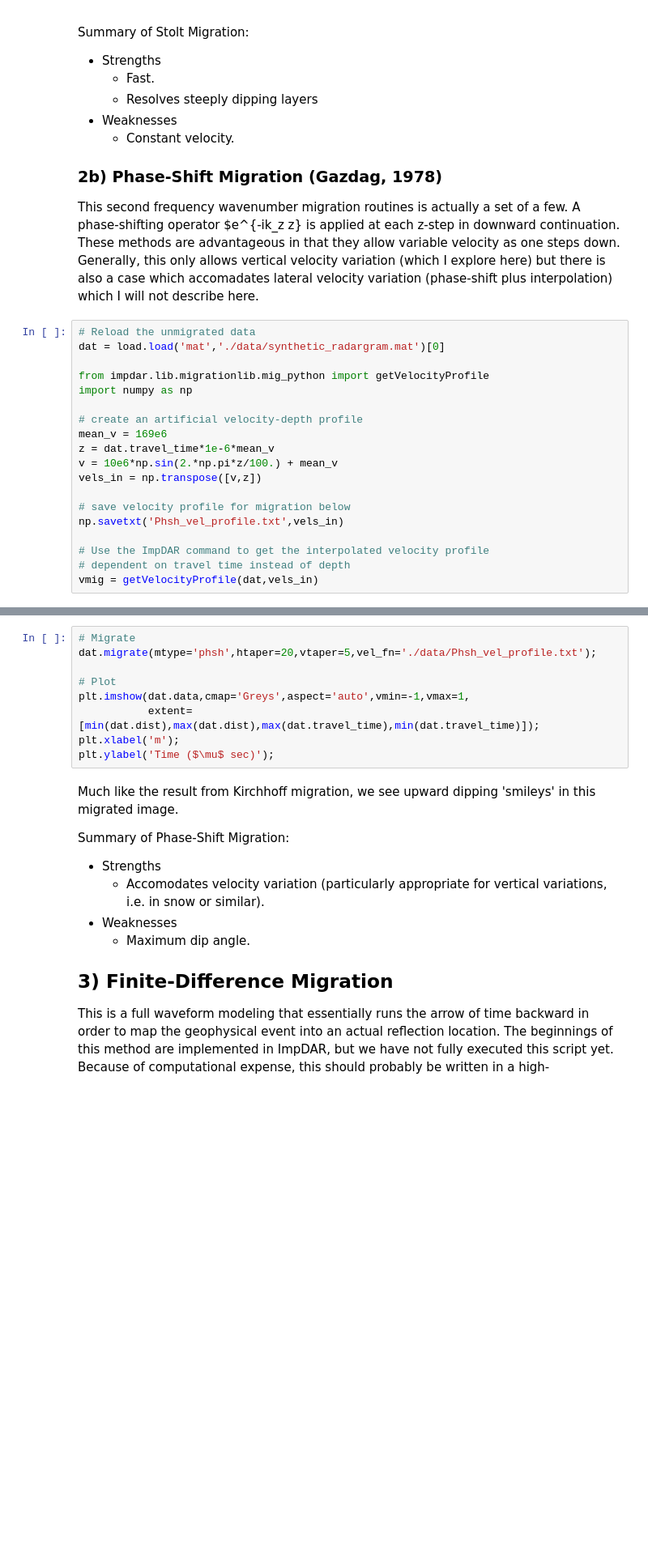
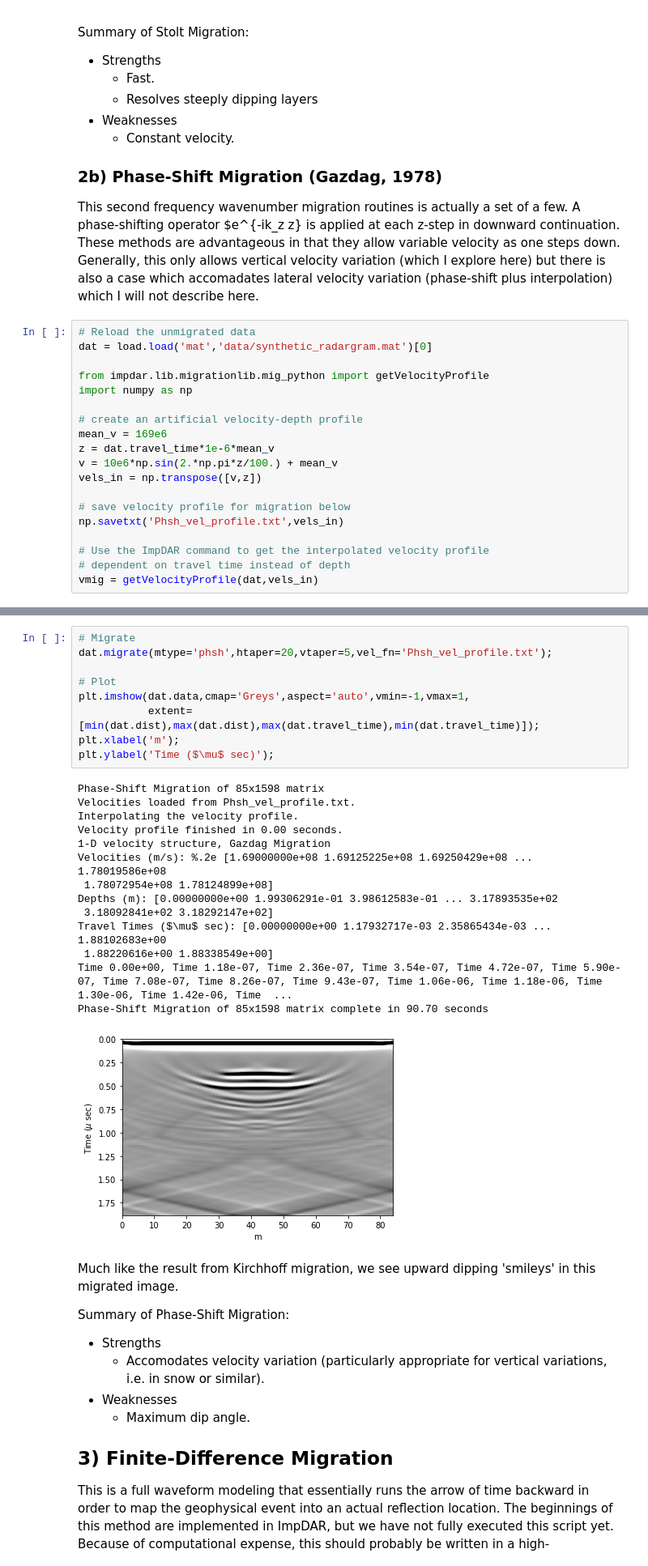
Before and after one commit to Jakidxav/ImpDAR_tutorials, a Jupyter notebook: migration/ImpDAR_Migration_Tutorial.ipynb, the cells around one changed output, grey strips where cells are left out. Shown at 81% size. Drawn from its saved outputs; the diff is of its cells as text; blank space fills up the shorter version.

```diff
--- a/migration/ImpDAR_Migration_Tutorial.ipynb
+++ b/migration/ImpDAR_Migration_Tutorial.ipynb
@@ -127,7 +135,7 @@ Summary of Stolt Migration:
 This second frequency wavenumber migration routines is actually a set of a few. A phase-shifting operator $e^{-ik_z z} is applied at each z-step in downward continuation. These methods are advantageous in that they allow variable velocity as one steps down. Generally, this only allows vertical velocity variation (which I explore here) but there is also a case which accomadates lateral velocity variation (phase-shift plus interpolation) which I will not describe here.
 # %%
 # Reload the unmigrated data
-dat = load.load('mat','./data/synthetic_radargram.mat')[0]
+dat = load.load('mat','data/synthetic_radargram.mat')[0]
 
 from impdar.lib.migrationlib.mig_python import getVelocityProfile
 import numpy as np
@@ -158,12 +171,27 @@ plt.tight_layout();
 # %%
 # Migrate
-dat.migrate(mtype='phsh',htaper=20,vtaper=5,vel_fn='./data/Phsh_vel_profile.txt');
+dat.migrate(mtype='phsh',htaper=20,vtaper=5,vel_fn='Phsh_vel_profile.txt');
 
 # Plot
 plt.imshow(dat.data,cmap='Greys',aspect='auto',vmin=-1,vmax=1,
            extent=[min(dat.dist),max(dat.dist),max(dat.travel_time),min(dat.travel_time)]);
 plt.xlabel('m');
 plt.ylabel('Time ($\mu$ sec)');
+# %% [output]
+Phase-Shift Migration of 85x1598 matrix
+Velocities loaded from Phsh_vel_profile.txt.
+Interpolating the velocity profile.
+Velocity profile finished in 0.00 seconds.
+1-D velocity structure, Gazdag Migration
+Velocities (m/s): %.2e [1.69000000e+08 1.69125225e+08 1.69250429e+08 ... 1.78019586e+08
+ 1.78072954e+08 1.78124899e+08]
+Depths (m): [0.00000000e+00 1.99306291e-01 3.98612583e-01 ... 3.17893535e+02
+ 3.18092841e+02 3.18292147e+02]
+Travel Times ($\mu$ sec): [0.00000000e+00 1.17932717e-03 2.35865434e-03 ... 1.88102683e+00
+ 1.88220616e+00 1.88338549e+00]
+Time 0.00e+00, Time 1.18e-07, Time 2.36e-07, Time 3.54e-07, Time 4.72e-07, Time 5.90e-07, Time 7.08e-07, Time 8.26e-07, Time 9.43e-07, Time 1.06e-06, Time 1.18e-06, Time 1.30e-06, Time 1.42e-06, Time  ...
+Phase-Shift Migration of 85x1598 matrix complete in 90.70 seconds
+[figure, added]
 # %% [markdown]
 Much like the result from Kirchhoff migration, we see upward dipping 'smileys' in this migrated image.
 
```
Also changed, not shown: parts of 4 cells of this notebook.
